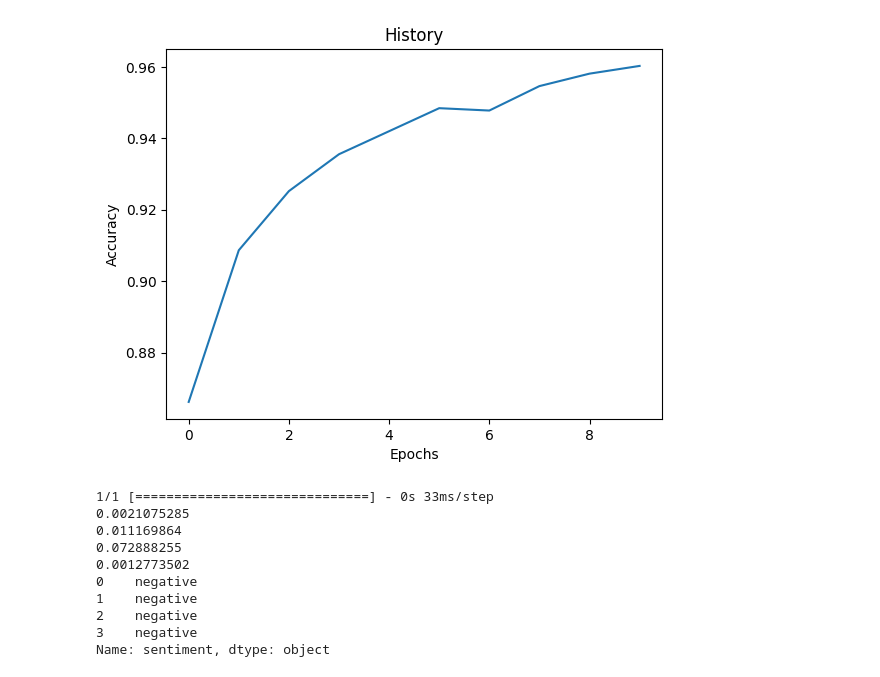
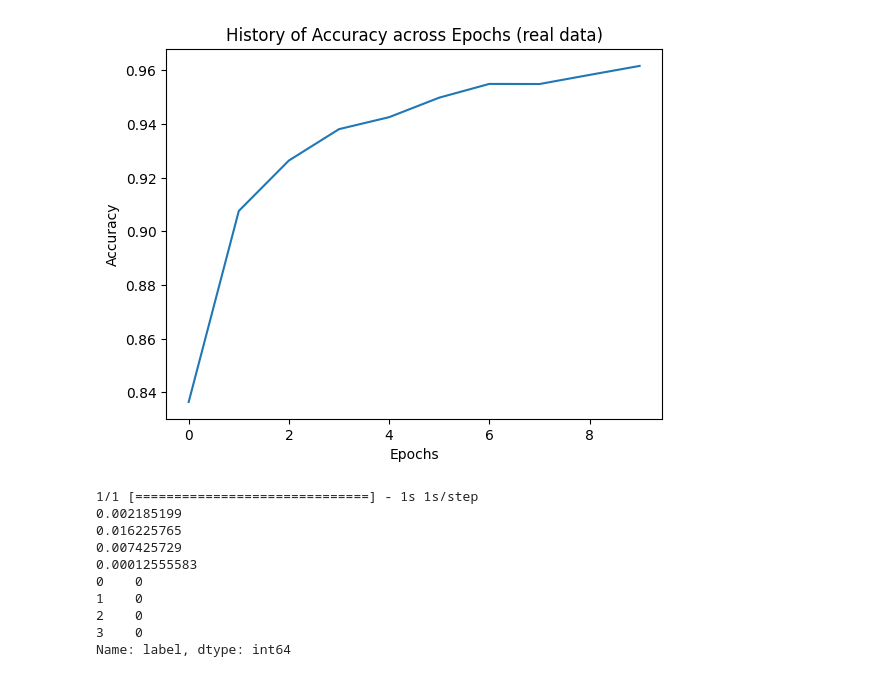
Before and after one commit to sanil72900/nlp_final, a Jupyter notebook: 20_code/bi-rnn.ipynb, the cells around one changed output. Cells and saved outputs as stored; diff of their text form; code cells hidden in the pictures.

```diff
--- a/20_code/bi-rnn.ipynb
+++ b/20_code/bi-rnn.ipynb
@@ -39,7 +43,10 @@ from keras.layers import Embedding
 embedding_layer = Embedding(1000, 64)
 # %%
 data = pd.read_csv('../10_cleaned_data/processed_text.csv')
-X_train, X_test, Y_train, Y_test = train_test_split(reviews, Y, test_size = 0.2, random_state = 42)X = data['clean_text']
+#data = pd.read_csv('../00_source_data/synthetic_data_50k.csv')
+
+from sklearn.model_selection import train_test_split
+#X = data['clean_text']
 Y = data['label']
 X_train, X_test, Y_train, Y_test = train_test_split(reviews, Y, test_size = 0.2, random_state = 42)
 # %%
@@ -112,27 +124,27 @@ Epoch 10/10
 # %%
 import matplotlib.pyplot as plt
 fig = plt.plot(history.history['accuracy'])
-title = plt.title("History")
+title = plt.title("History of Accuracy across Epochs (real data)")
 xlabel = plt.xlabel("Epochs")
 ylabel = plt.ylabel("Accuracy")
 # %% [output]
-[figure, old version]
+[figure, new version]
 # %%
 predictions = model.predict(reviews[:4])
 for pred in predictions:
     print(pred[0])
-print(data[:4]['sentiment'])
+print(data[:4]['label'])
 # %% [output]
-1/1 [==============================] - 0s 33ms/step
-0.0021075285
-0.011169864
-0.072888255
-0.0012773502
-0    negative
-1    negative
-2    negative
-3    negative
-Name: sentiment, dtype: object
+1/1 [==============================] - 1s 1s/step
+0.002185199
+0.016225765
+0.007425729
+0.00012555583
+0    0
+1    0
+2    0
+3    0
+Name: label, dtype: int64
 # %%
 model.predict(X_test)
 # %% [output]
```
Also changed, not shown: parts of 8 cells of this notebook, 3 other files.
